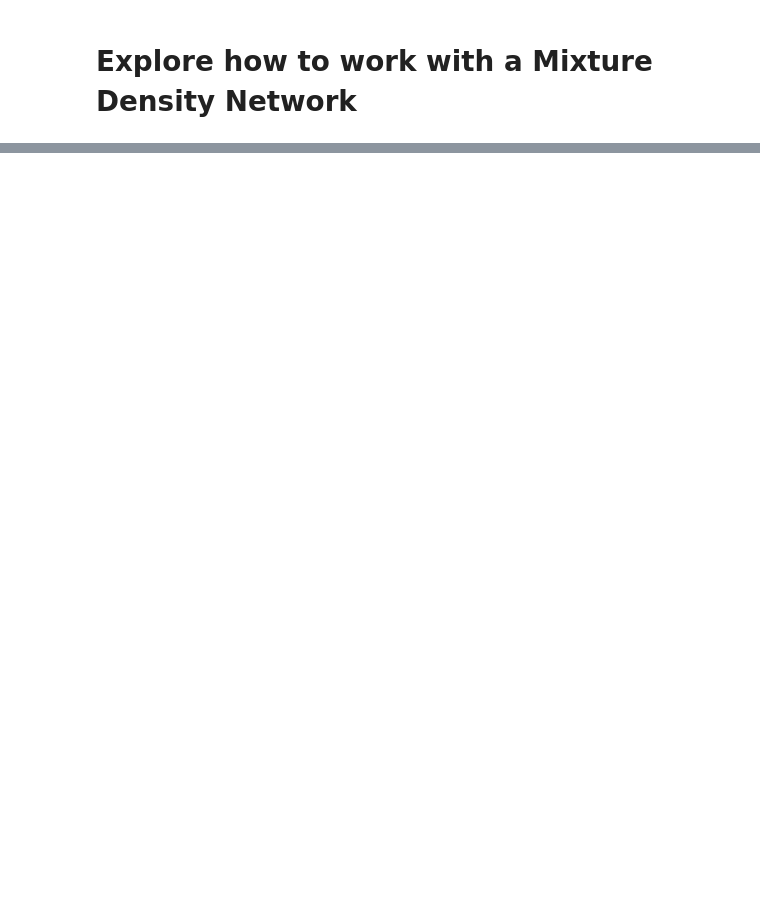
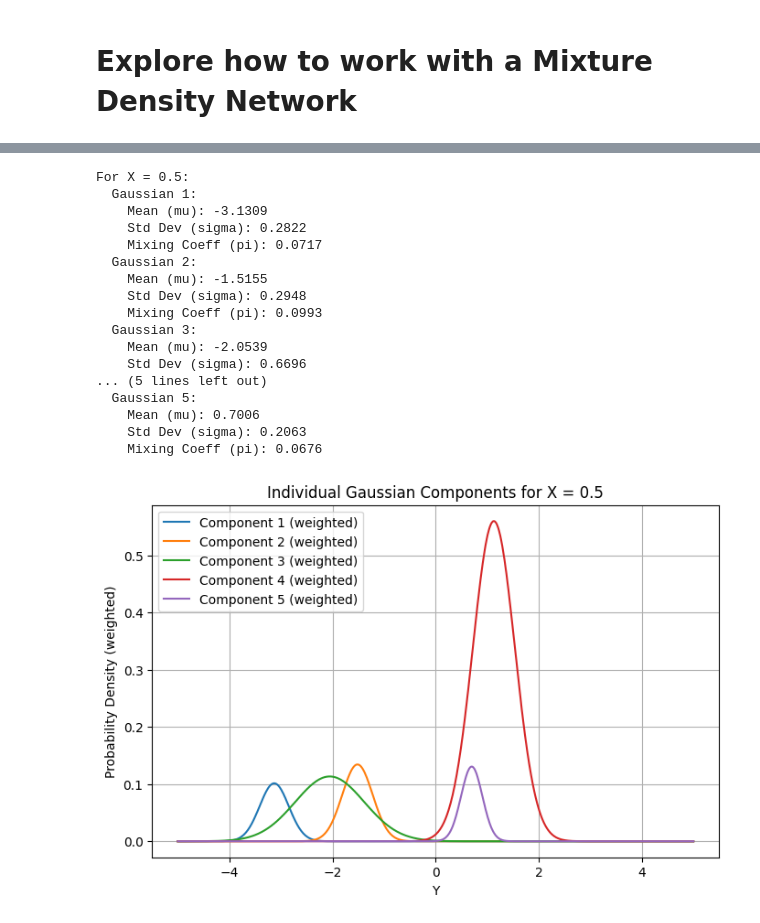
Before and after one commit to lboloni/BerryPicker, a Jupyter notebook: src/exploratory_experiments/Explore_MDN.ipynb, the cells around one changed output, grey strips where cells are left out. Cells and saved outputs as stored; diff of their text form; code cells hidden in the pictures; blank space fills up the shorter version.

```diff
--- a/src/exploratory_experiments/Explore_MDN.ipynb
+++ b/src/exploratory_experiments/Explore_MDN.ipynb
@@ -139,29 +207,52 @@ plt.show()
 # %%
 
 # You can also visualize individual Gaussian components for a specific input X
 # For example, let's pick a specific X value (e.g., X = 0)
-x_example = torch.tensor([[0.0]])
+x_example = torch.tensor([[0.5]])
 with torch.no_grad():
     mu_ex, sigma_ex, pi_ex = model(x_example)
 
 print(f"\nFor X = {x_example.item()}:")
 for i in range(num_gaussians):
     print(f"  Gaussian {i+1}:")
     print(f"    Mean (mu): {mu_ex[0, 0, i].item():.4f}")
     print(f"    Std Dev (sigma): {sigma_ex[0, 0, i].item():.4f}")
     print(f"    Mixing Coeff (pi): {pi_ex[0, 0, i].item():.4f}")
 
+mu_ex_np = mu_ex.numpy()
+sigma_ex_np = sigma_ex.numpy()
+pi_ex_np = pi_ex.numpy()
+
 # Plot the individual Gaussians for the example
 plt.figure(figsize=(8, 5))
 y_vals = np.linspace(-5, 5, 500)
 for i in range(num_gaussians):
-    pdf = (1 / (sigma_ex[0, 0, i] * np.sqrt(2 * np.pi))) * \
-          np.exp(-0.5 * ((y_vals - mu_ex[0, 0, i]) / sigma_ex[0, 0, i])**2)
-    plt.plot(y_vals, pdf * pi_ex[0, 0, i], label=f'Component {i+1} (weighted)')
+    pdf = (1 / (sigma_ex_np[0, 0, i] * np.sqrt(2 * np.pi))) * \
+          np.exp(-0.5 * ((y_vals - mu_ex_np[0, 0, i]) / sigma_ex_np[0, 0, i])**2)
+    plt.plot(y_vals, pdf * pi_ex_np[0, 0, i], label=f'Component {i+1} (weighted)')
 
 plt.title(f'Individual Gaussian Components for X = {x_example.item()}')
 plt.xlabel('Y')
 plt.ylabel('Probability Density (weighted)')
 plt.legend()
 plt.grid(True)
 plt.show()
+# %% [output]
+For X = 0.5:
+  Gaussian 1:
+    Mean (mu): -3.1309
+    Std Dev (sigma): 0.2822
+    Mixing Coeff (pi): 0.0717
+  Gaussian 2:
+    Mean (mu): -1.5155
+    Std Dev (sigma): 0.2948
+    Mixing Coeff (pi): 0.0993
+  Gaussian 3:
+    Mean (mu): -2.0539
+    Std Dev (sigma): 0.6696
+... (5 lines left out)
+  Gaussian 5:
+    Mean (mu): 0.7006
+    Std Dev (sigma): 0.2063
+    Mixing Coeff (pi): 0.0676
+[figure, added]
```
Also changed, not shown: parts of 12 cells of this notebook, 3 other files.
